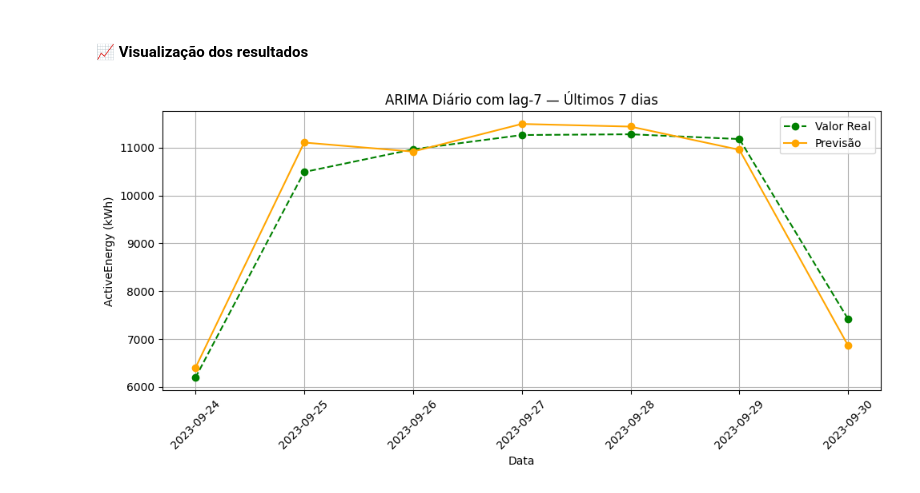
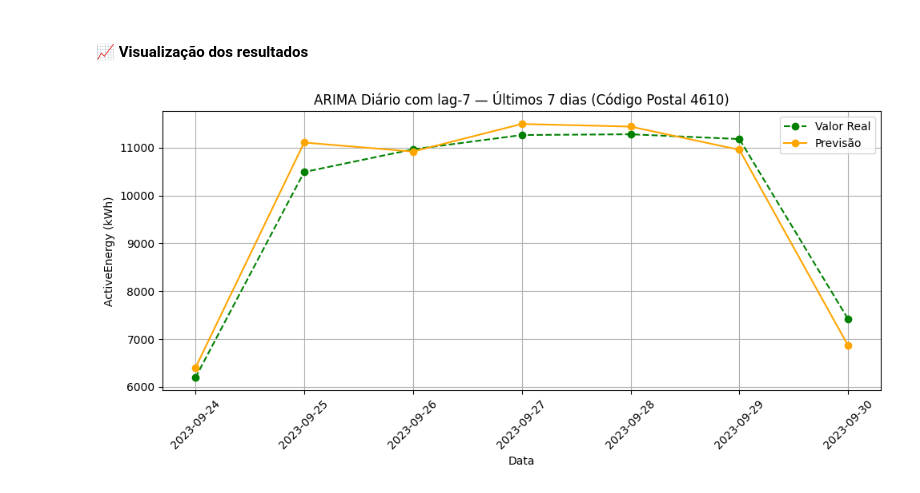
Before and after one commit to heyliceeee/previsao-do-consumo-energetico-com-ml, a Jupyter notebook: 7testar.ipynb, the cells around one changed output. Saved outputs shown, nothing was run; the diff lists cells and outputs as text; code cells hidden in the pictures.

Commit message:
✨feat: lag-7 (ARIMA)

```diff
--- a/7testar.ipynb
+++ b/7testar.ipynb
@@ -159,16 +159,16 @@ R²:   0.96791
 # %%
 # valor real vs previsão
 plt.figure(figsize=(10,5))
 plt.plot(y_true.index, y_true.values, marker='o', linestyle='--',  label='Valor Real',  color='green')
 plt.plot(y_pred.index, y_pred.values, marker='o', label='Previsão',  color='orange')
-plt.title("ARIMA Diário com lag-7 — Últimos 7 dias")
 plt.xlabel("Data")
 plt.ylabel("ActiveEnergy (kWh)")
 plt.xticks(rotation=45)
 plt.grid(True)
+plt.title("ARIMA Diário com lag-7 — Últimos 7 dias (Código Postal 4610)")
 plt.legend()
 plt.tight_layout()
-plt.savefig("figuras/arima_daily_forecast.png", dpi=300)
+plt.savefig("figuras/arima_daily_forecast.png", dpi=300, bbox_inches='tight')
 plt.show()
 # %% [output]
-[figure, old version]
+[figure, new version]
```
Also changed, not shown: 1 other file.
